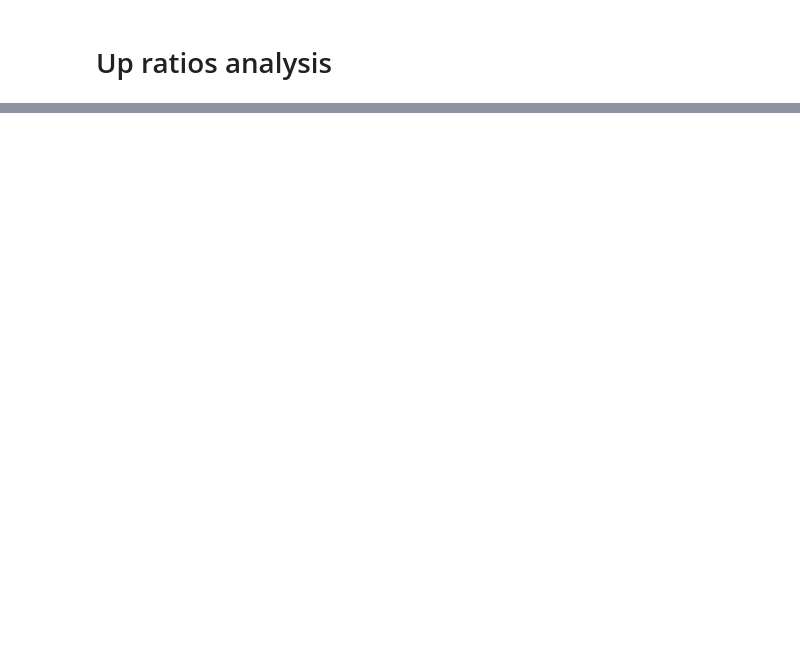
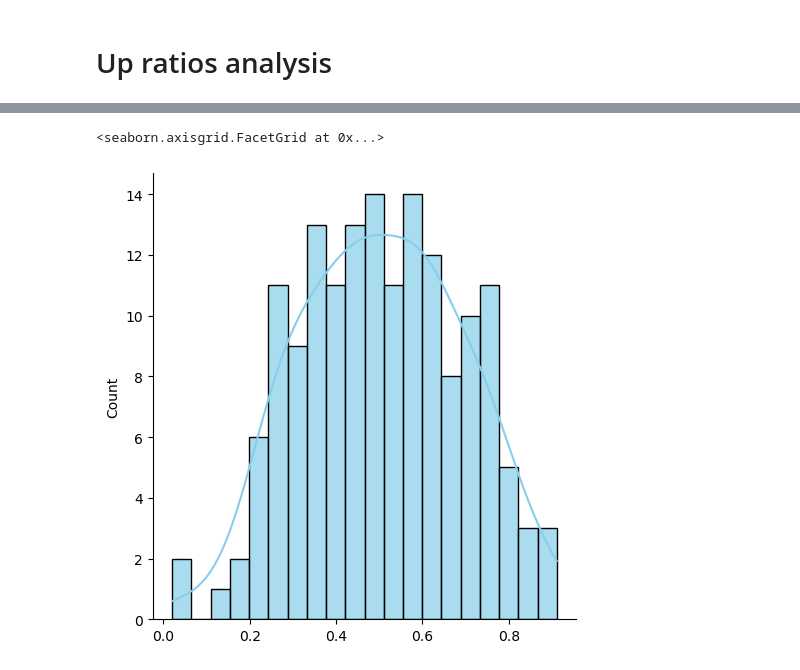
Before and after one commit to mircoloo/TemporalGNNReview, a Jupyter notebook: code/dataset_analyzer_notebook.ipynb, the cells around one changed output, grey strips where cells are left out. Drawn from its saved outputs; the diff is of its cells as text; code cells hidden in the pictures; blank space fills up the shorter version.

```diff
--- a/code/dataset_analyzer_notebook.ipynb
+++ b/code/dataset_analyzer_notebook.ipynb
@@ -1,16 +0,0 @@
-# %%
-from dataset_analyzer import MarketAnalyzer
-from pathlib import Path
-from matplotlib import pyplot as plt
-import seaborn as sns
-import numpy as np
-import pandas as pd
-pd.set_option('display.float_format', lambda x: '%.6f' % x)
-np.set_printoptions(suppress=True)
-sns.set_theme(style="whitegrid")  # or "darkgrid", "white", "ticks"
-plt.rcParams['figure.dpi'] = 300  # High-res for print
-plt.rcParams['font.family'] = 'serif'  # Looks more formal
-plt.rcParams['font.size'] = 12         # Increase for readability
-sns.set_palette("Set2")  # Or try "colorblind", "muted", "deep"
-plt.tight_layout()  # Prevents labels from being cut off
-sns.despine(trim=True, left=False, bottom=False)
@@ -420,2 +153,7 @@ Error:
+# %%
+sns.displot(up_ratios, kde=True, bins=20, color='skyblue', edgecolor='black', alpha=0.7)
+# %% [output]
+<seaborn.axisgrid.FacetGrid at 0x...>
+[figure, added]
 # %%
 # %% [output]
```
Also changed, not shown: parts of 29 cells of this notebook, 4 other files.
